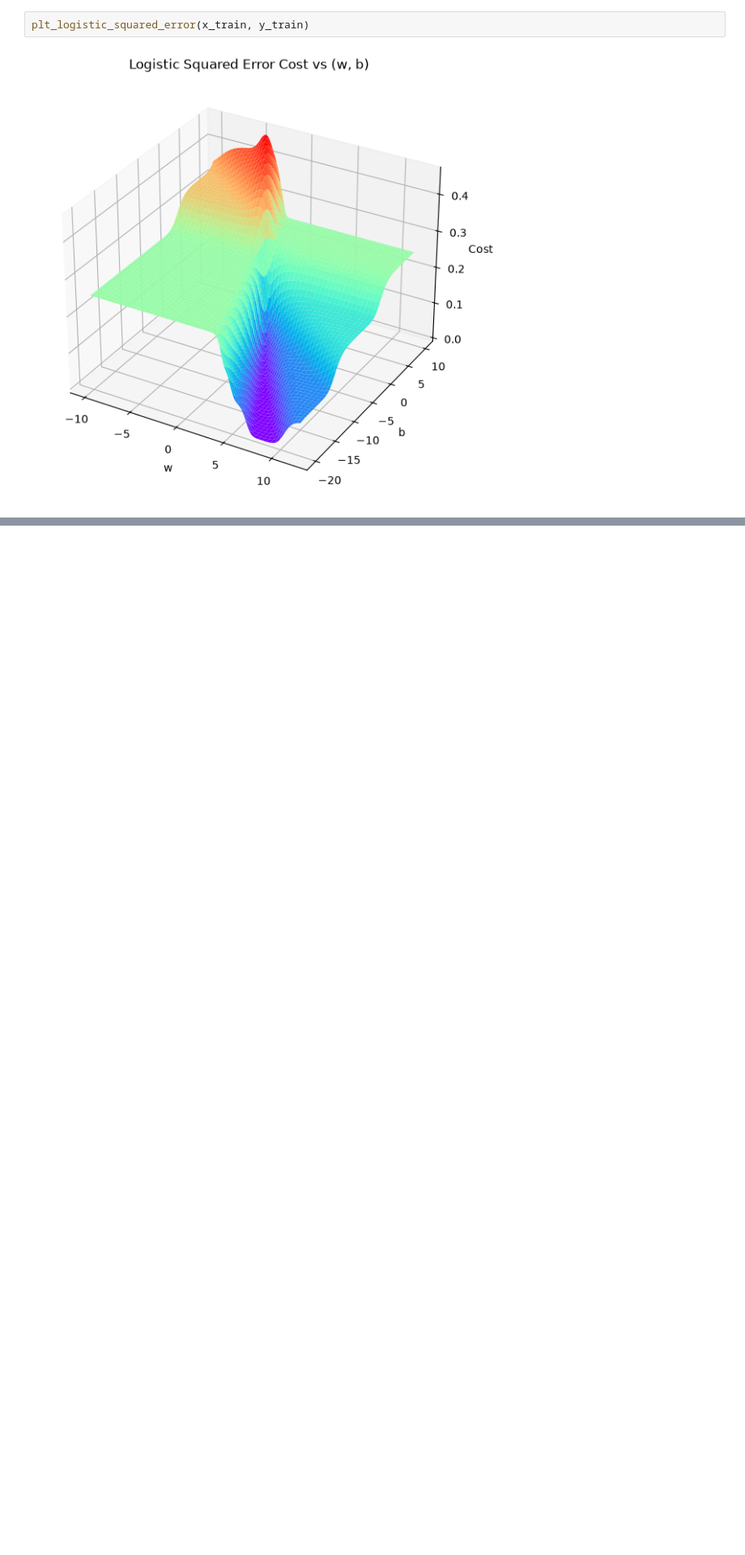
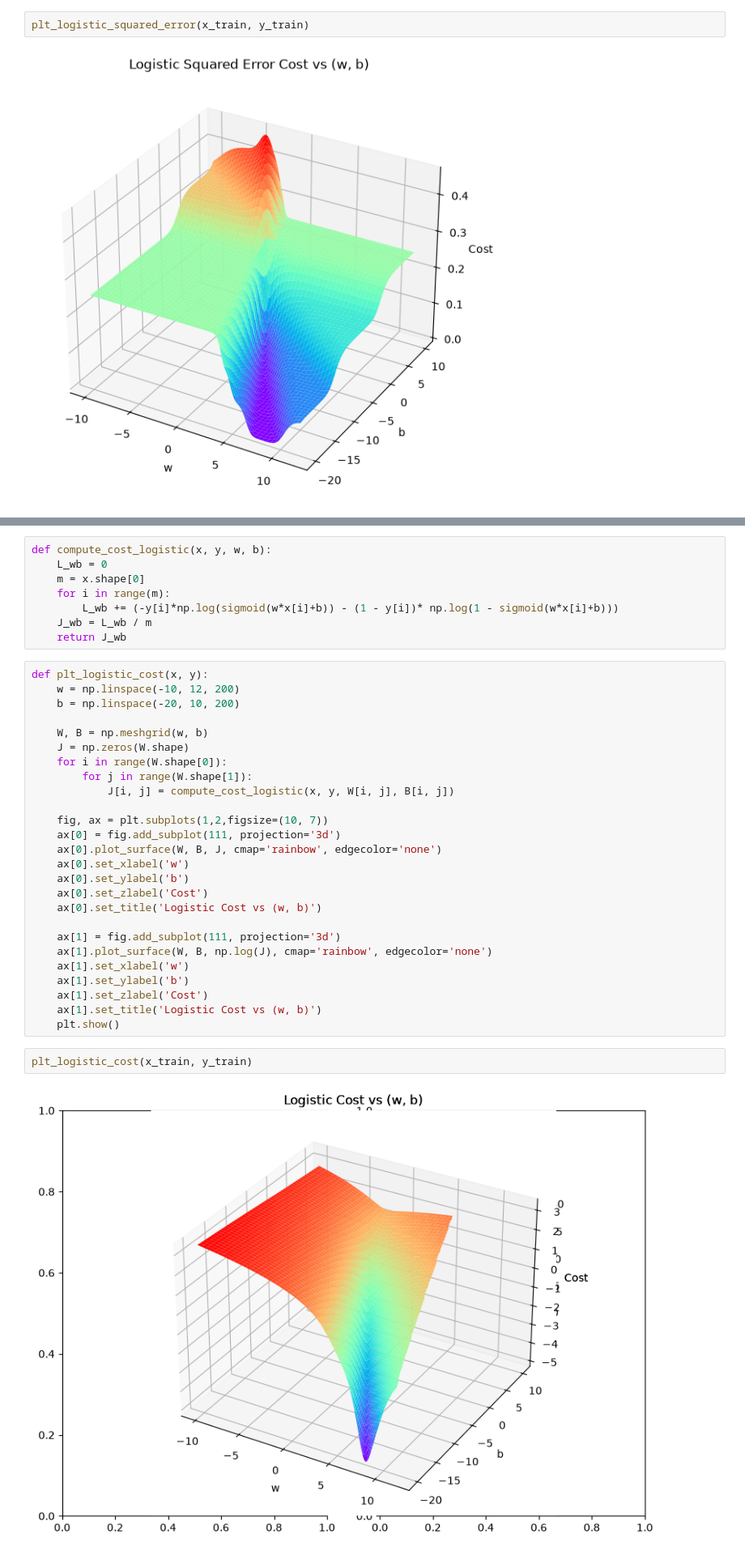
Before and after one commit to AgentSquareOfficial/ml-codes-and-projects, a Jupyter notebook: logistic-regression/logistic_loss_idea.ipynb, the cells around one changed output, grey strips where cells are left out. Shown at 81% size. Saved outputs shown, nothing was run; the diff lists cells and outputs as text; blank space fills up the shorter version.

```diff
--- a/logistic-regression/logistic_loss_idea.ipynb
+++ b/logistic-regression/logistic_loss_idea.ipynb
@@ -57,0 +79,38 @@ plt_logistic_squared_error(x_train, y_train)
+# %%
+def compute_cost_logistic(x, y, w, b):
+    L_wb = 0
+    m = x.shape[0]
+    for i in range(m):
+        L_wb += (-y[i]*np.log(sigmoid(w*x[i]+b)) - (1 - y[i])* np.log(1 - sigmoid(w*x[i]+b)))
+    J_wb = L_wb / m
+    return J_wb
+# %%
+def plt_logistic_cost(x, y):
+    w = np.linspace(-10, 12, 200)
+    b = np.linspace(-20, 10, 200)
+
+    W, B = np.meshgrid(w, b)
+    J = np.zeros(W.shape)
+    for i in range(W.shape[0]):
+        for j in range(W.shape[1]):
+            J[i, j] = compute_cost_logistic(x, y, W[i, j], B[i, j])
+
+    fig, ax = plt.subplots(1,2,figsize=(10, 7))
+    ax[0] = fig.add_subplot(111, projection='3d')
+    ax[0].plot_surface(W, B, J, cmap='rainbow', edgecolor='none')
+    ax[0].set_xlabel('w')
+    ax[0].set_ylabel('b')
+    ax[0].set_zlabel('Cost')
+    ax[0].set_title('Logistic Cost vs (w, b)')
+
+    ax[1] = fig.add_subplot(111, projection='3d')
+    ax[1].plot_surface(W, B, np.log(J), cmap='rainbow', edgecolor='none')
+    ax[1].set_xlabel('w')
+    ax[1].set_ylabel('b')
+    ax[1].set_zlabel('Cost')
+    ax[1].set_title('Logistic Cost vs (w, b)')
+    plt.show()
+# %%
+plt_logistic_cost(x_train, y_train)
+# %% [output]
+[figure, added]
```
Also changed, not shown: parts of 3 cells of this notebook.
